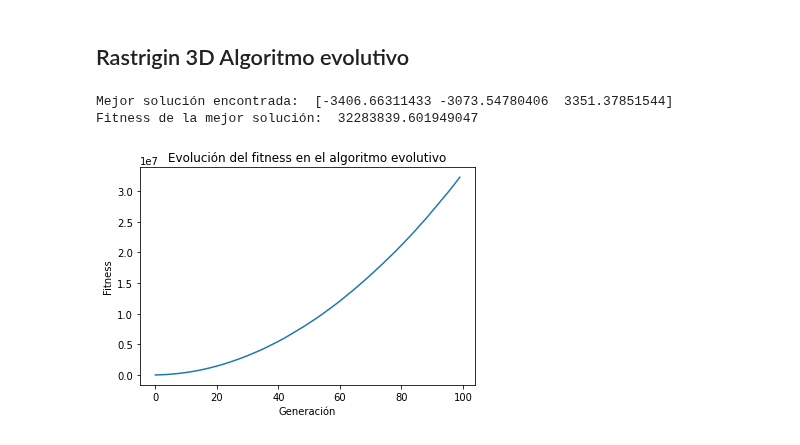
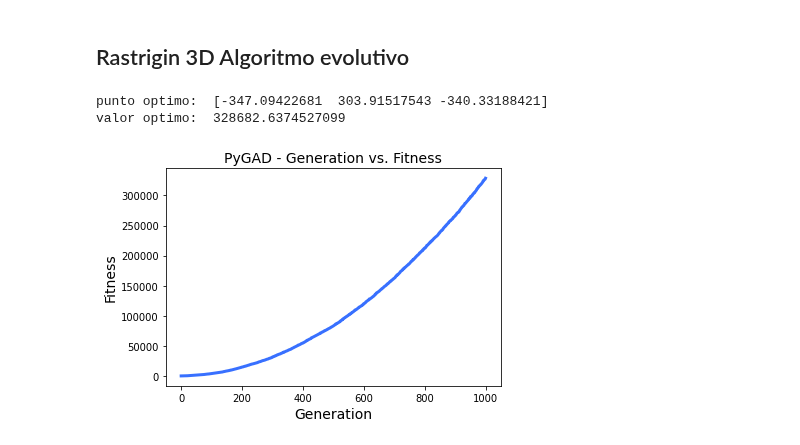
Before and after one commit to rgaitanv/Trabajo1_Grupo9_Optimizacion_Heuristica, a Jupyter notebook: Optimizacion_Numerica/Funcion_Rastring/Evolutivo_Rastringin.ipynb, the cells around one changed output. Cells and saved outputs as stored; diff of their text form; code cells hidden in the pictures.

```diff
--- a/Optimizacion_Numerica/Funcion_Rastring/Evolutivo_Rastringin.ipynb
+++ b/Optimizacion_Numerica/Funcion_Rastring/Evolutivo_Rastringin.ipynb
@@ -92,13 +92,12 @@ import pygad
 import matplotlib.pyplot as plt
 
 # Función Rastrigin en 3 dimensiones
-def rastrigin(solution, solution_idx):
-    A = 10
-    value = A * 3 + np.sum(solution**2 - A * np.cos(2 * np.pi * solution))
-    return value
+def rastrigin_3d(x,solution_idx):
+    fx=30 + x[0]**2 - 10*np.cos(2*x[0]*np.pi) + x[1]**2 - 10*np.cos(2*x[1]*np.pi)+ x[2]**2 - 10*np.cos(2*x[2]*np.pi)
+    return fx
 
 # Crea la población inicial
-num_generations = 100
+num_generations = 1000
 num_parents_mating = 50
 sol_per_pop = 100
 num_genes = 3
@@ -109,7 +108,7 @@ init_range_high = 5.12
 parent_selection_type = "sss"
 keep_parents = -1
 
-ga_instance = pygad.GA(num_generations=num_generations,
+ga_instance_3d = pygad.GA(num_generations=num_generations,
                        num_parents_mating=num_parents_mating,
                        sol_per_pop=sol_per_pop,
                        num_genes=num_genes,
@@ -117,29 +116,20 @@ ga_instance = pygad.GA(num_generations=num_generations,
                        init_range_high=init_range_high,
                        parent_selection_type=parent_selection_type,
                        keep_parents=keep_parents,
-                       fitness_func=rastrigin)
-
-# Inicia la evolución
-fitness_progress = []
-for generation in range(ga_instance.num_generations):
-    ga_instance.run()
-    fitness_progress.append(ga_instance.best_solution()[1])
-
-    # Imprime el mejor fitness de la generación
-    #print("Generación: ", generation + 1, " Mejor fitness: ", ga_instance.best_solution()[1])
-
-# Imprime la mejor solución encontrada
-solution, solution_fitness, solution_idx = ga_instance.best_solution()
-print("Mejor solución encontrada: ", solution)
-print("Fitness de la mejor solución: ", solution_fitness)
-
-# Grafica la evolución del fitness
-plt.plot(fitness_progress)
-plt.xlabel('Generación')
-plt.ylabel('Fitness')
-plt.title('Evolución del fitness en el algoritmo evolutivo')
-plt.show()
+                       fitness_func=rastrigin_3d)
-# %% [output]
-Mejor solución encontrada:  [-3406.66311433 -3073.54780406  3351.37851544]
-Fitness de la mejor solución:  32283839.601949047
-[figure, removed]
+# %%
+ga_instance_3d.run()
+soluciones_rosenbrock = ga_instance_3d.solutions
+soluciones_rosenbrock=np.array(soluciones_rosenbrock)
+x_min_3d=ga_instance_3d.best_solution()
+# %%
+print("punto optimo: ",x_min_3d[0])
+print("valor optimo: ",x_min_3d[1])
+# %% [output]
+punto optimo:  [-347.09422681  303.91517543 -340.33188421]
+valor optimo:  328682.6374527099
+# %%
+ga_instance_3d.plot_fitness()
+plt.show()
+# %% [output]
+[figure, added]
```
Also changed, not shown: 1 other file.
